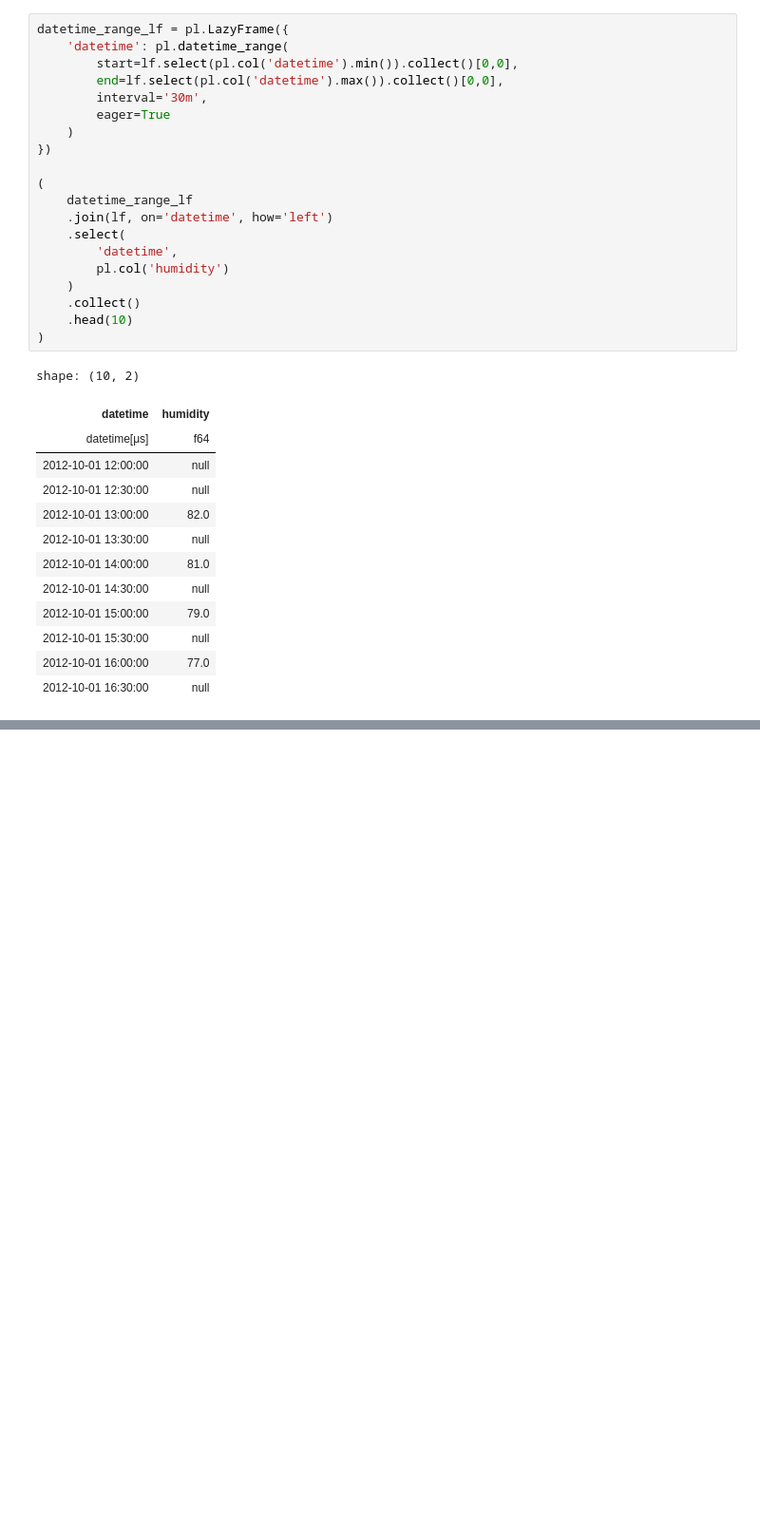
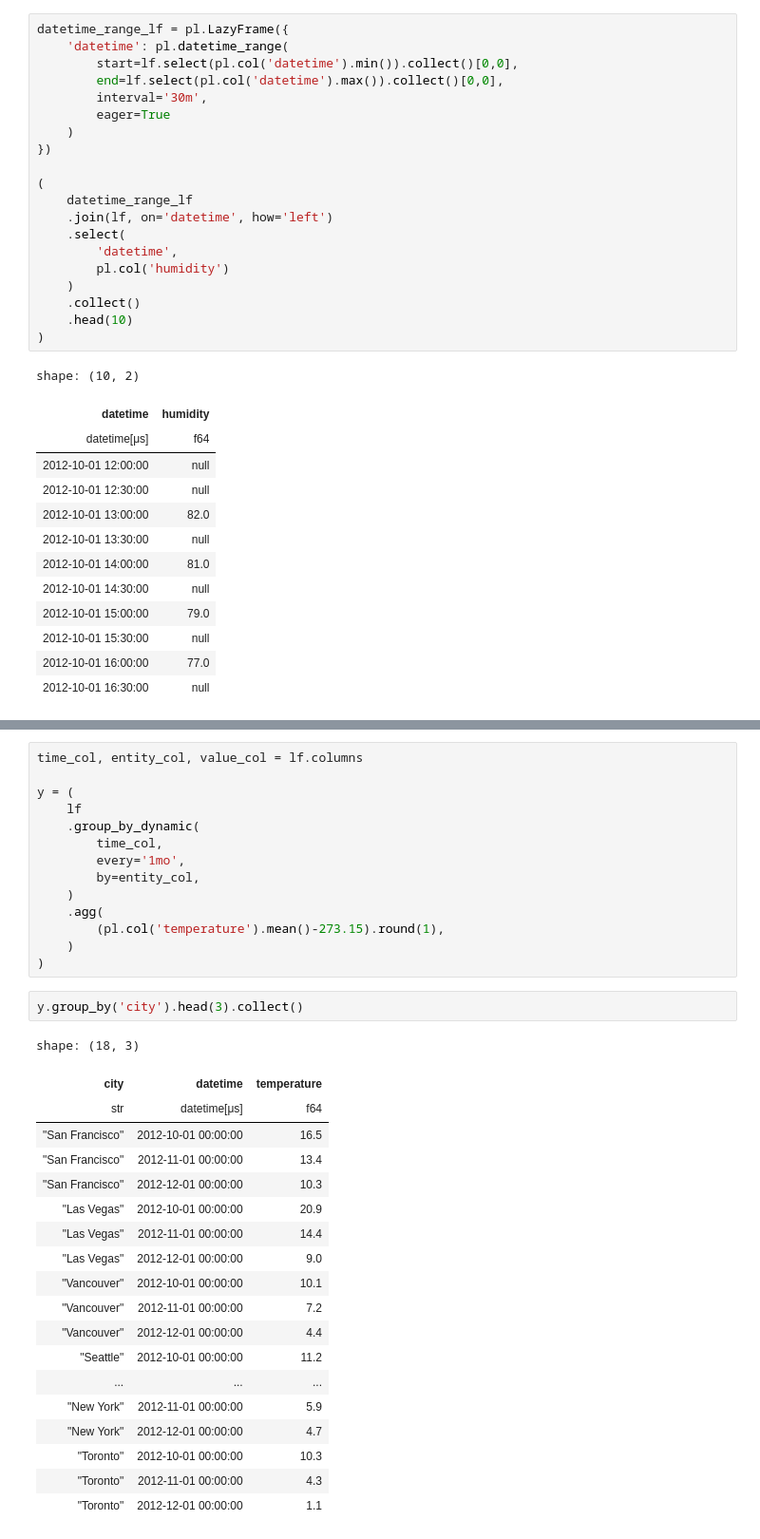
Before and after one commit to PacktPublishing/Polars-Cookbook, a Jupyter notebook: Chapter09/ch09.ipynb, the cells around one changed output, grey strips where cells are left out. Shown at 95% size. Drawn from its saved outputs; the diff is of its cells as text; blank space fills up the shorter version.

```diff
--- a/Chapter09/ch09.ipynb
+++ b/Chapter09/ch09.ipynb
@@ -583,0 +639,36 @@ shape: (10, 2)
+# %%
+time_col, entity_col, value_col = lf.columns
+
+y = (
+    lf
+    .group_by_dynamic(
+        time_col,
+        every='1mo',
+        by=entity_col,
+    )
+    .agg(
+        (pl.col('temperature').mean()-273.15).round(1),
+    )
+)
+# %%
+y.group_by('city').head(3).collect()
+# %% [output]
+shape: (18, 3)
+| city | datetime | temperature |
+| str | datetime[μs] | f64 |
+| "San Francisco" | 2012-10-01 00:00:00 | 16.5 |
+| "San Francisco" | 2012-11-01 00:00:00 | 13.4 |
+| "San Francisco" | 2012-12-01 00:00:00 | 10.3 |
+| "Las Vegas" | 2012-10-01 00:00:00 | 20.9 |
+| "Las Vegas" | 2012-11-01 00:00:00 | 14.4 |
+| "Las Vegas" | 2012-12-01 00:00:00 | 9.0 |
+| "Vancouver" | 2012-10-01 00:00:00 | 10.1 |
+| "Vancouver" | 2012-11-01 00:00:00 | 7.2 |
+| "Vancouver" | 2012-12-01 00:00:00 | 4.4 |
+| "Seattle" | 2012-10-01 00:00:00 | 11.2 |
+| ... | ... | ... |
+| "New York" | 2012-11-01 00:00:00 | 5.9 |
+| "New York" | 2012-12-01 00:00:00 | 4.7 |
+| "Toronto" | 2012-10-01 00:00:00 | 10.3 |
+| "Toronto" | 2012-11-01 00:00:00 | 4.3 |
+| "Toronto" | 2012-12-01 00:00:00 | 1.1 |
```
Also changed, not shown: parts of 17 cells of this notebook.
